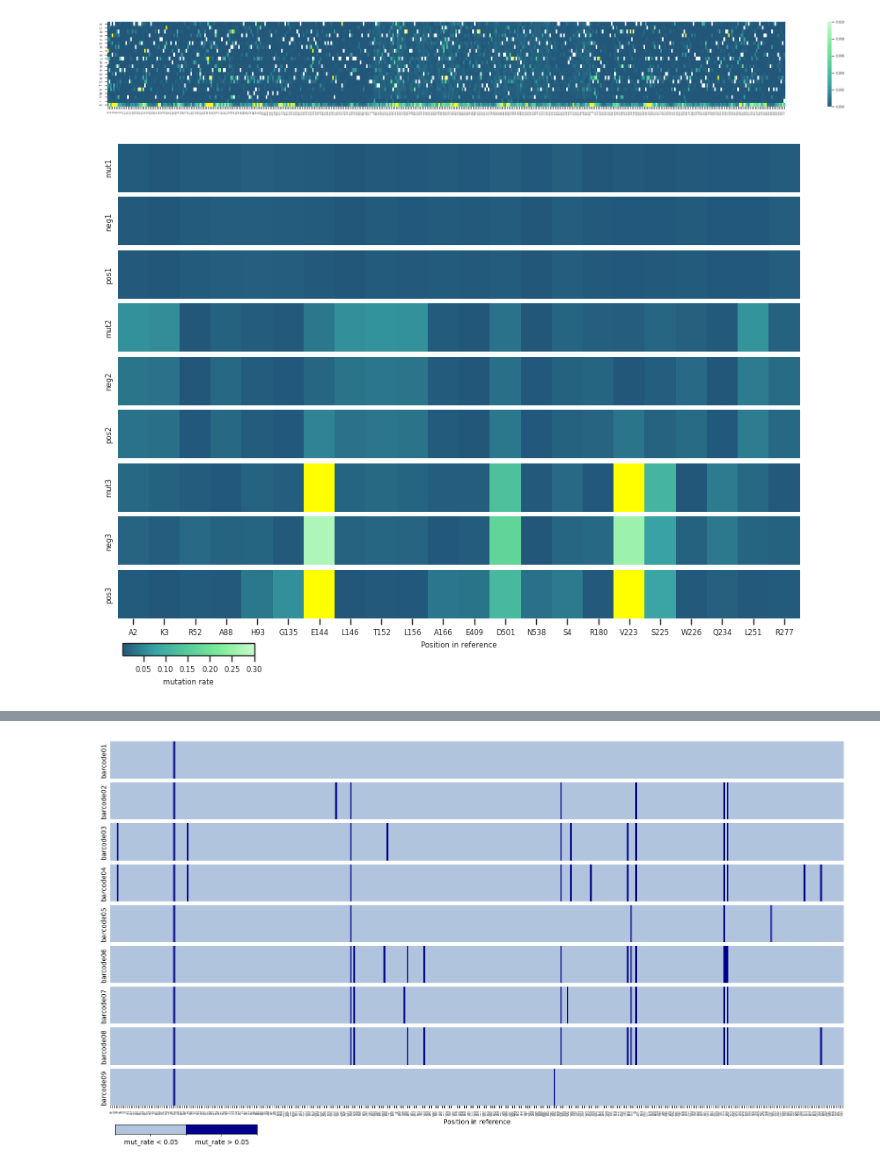
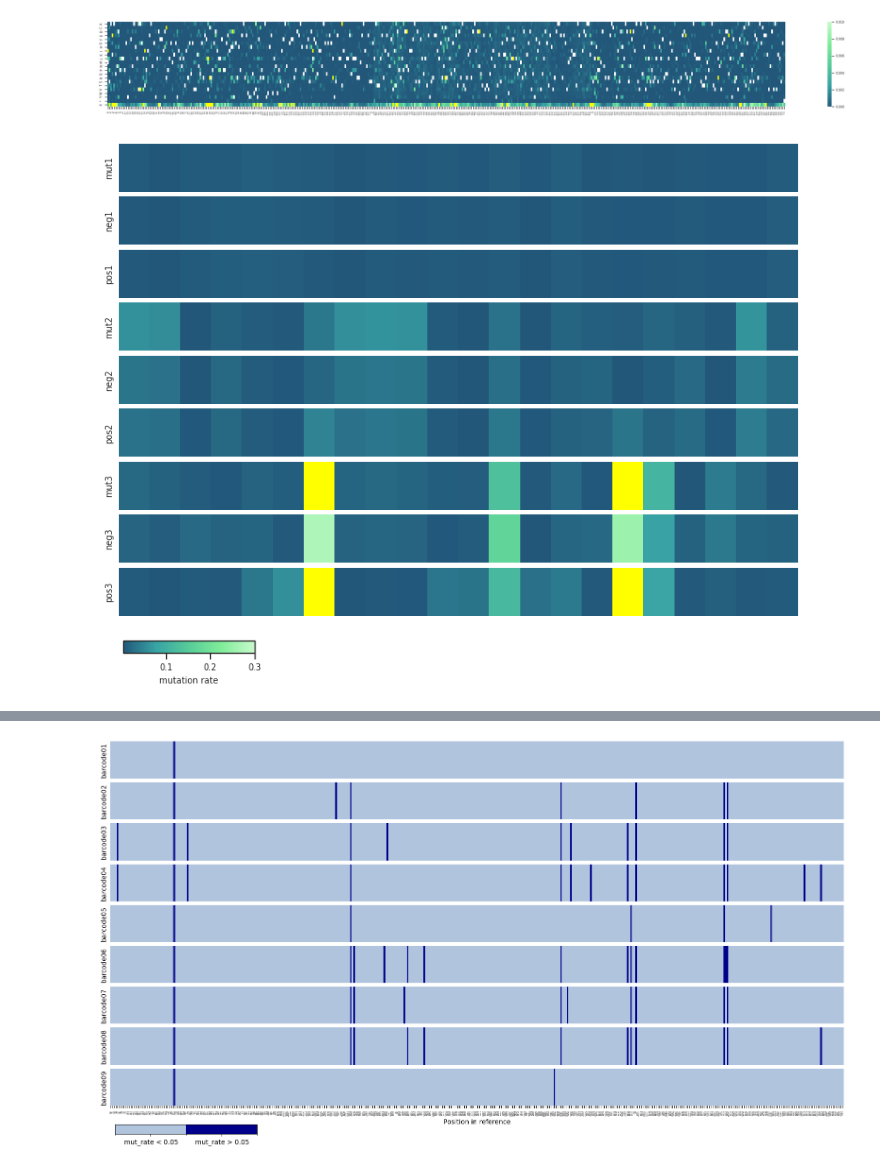
Before and after one commit to AliceHovsepyan/pogo_pance_draft, a Jupyter notebook: Nanopore_analysis.ipynb, the cells around one changed output, grey strips where cells are left out. Saved outputs shown, nothing was run; the diff lists cells and outputs as text; code cells hidden in the pictures.

```diff
--- a/Nanopore_analysis.ipynb
+++ b/Nanopore_analysis.ipynb
@@ -430,17 +251,6 @@ plt.savefig(f"/home/student/anna/DMS_analysis/output/Nanopore/{barcode}/highly_a
 plt.show()
 # %% [output]
 [figure]
-# %%
-plot_df = araclov2_enr.copy()
-
-fig, axes = plt.subplots(figsize = (40,4))
-sns.heatmap(plot_df, xticklabels=annots_R5, yticklabels=plot_df.index, ax = axes, cmap = "viridis")
-plt.xticks(fontsize = 5)
-plt.yticks(fontsize = 10, rotation = 0)
-plt.title(f"{barcode} with Q={quality} filter")
-
-#plt.savefig(f"/home/student/anna/DMS_analysis/output/Nanopore/{barcode}/enrichment_heatmap_combined.pdf", bbox_inches = "tight")
-plt.show()
 # %%
 all_counts = {}
 data_type = "AA"
@@ -457,22 +267,17 @@ for counts in all_counts.values():
 enrichments = {}
 data_type = "AA"
 quality = 20
-data_folder = "Nanopore"
 
-for bc_nr in list(range(1,10)):
-    barcode = f"barcode0{bc_nr}" if bc_nr < 10 else f"barcode{bc_nr}"
-    enrichment_relative = pd.read_csv(f"/home/student/anna/DMS_analysis/output/{data_folder}/{barcode}/highly_accurate_basecalling/filtered_Q{quality}_maxminlen/enrichment_relative_roi_{data_type}.csv", index_col = 0)
+data_folder = "Nanopore_P0115"
+barcodes = ["barcode01", "barcode02", "barcode04", "barcode05", "barcode06", "barcode08", "barcode09", "barcode10", "barcode12"]
+
+
+barcodes = ["barcode01", "barcode02", "barcode03" , "barcode04", "barcode05", "barcode06", "barcode07", "barcode08", "barcode09"]
+data_folder = "Nanopore_P0109"
+
+for barcode in barcodes:
+    enrichment_relative = pd.read_csv(f"/home/student/anna/DMS_analysis/final_output/{data_folder}/{barcode}/highly_accurate_basecalling/filtered_Q{quality}_maxminlen/enrichment_relative_roi_{data_type}.csv", index_col = 0)
     enrichments[barcode] = enrichment_relative
-# %%
-enrichments = {}
-data_type = "AA"
-quality = 20
-data_folder = "Nanopore_P0115"
-
-for bc_nr in list(range(1,13))+[23]:
-    barcode = f"barcode0{bc_nr}" if bc_nr < 10 else f"barcode{bc_nr}"
-    enrichment_relative = pd.read_csv(f"/home/student/anna/DMS_analysis/final_output/{data_folder}/{barcode}/highly_accurate_basecalling/filtered_Q{quality}_maxminlen/enrichment_relative_roi_{data_type}.csv", index_col = 0)
-    enrichments[barcode] = enrichment_relative
 # %%
 fig, axes = plt.subplots(figsize = (30, 3))
 sns.heatmap(enrichments["barcode23"], cmap = my_cmap, xticklabels = annots_R2, yticklabels=True, vmax = 0.01)
@@ -492,6 +288,10 @@ cmap = LinearSegmentedColormap.from_list("custom_cmap", [
 # %%
 barcodes = ["barcode01", "barcode02", "barcode04", "barcode05", "barcode06", "barcode08", "barcode09", "barcode10", "barcode12"]
+data_folder = "Nanopore_P0115"
 total_enrichments = pd.DataFrame(index = barcodes, columns = annots)
+
+barcodes = ["barcode01", "barcode02", "barcode03" , "barcode04", "barcode05", "barcode06", "barcode07", "barcode08", "barcode09"]
+data_folder = "Nanopore_P0109"
 
 for barcode in barcodes:
     araclov2_enr = pd.read_csv(f"/home/student/anna/DMS_analysis/final_output/{data_folder}/{barcode}/highly_accurate_basecalling/filtered_Q{quality}_maxminlen/enrichment_relative_roi_{data_type}.csv", index_col = 0)
@@ -506,33 +306,31 @@ annots_top_var = [annots[i] for i in top_indices]
 # %%
 fig, axes = plt.subplots(9, figsize = (10,7))
 fig.subplots_adjust(hspace=0.1)
 
-for idx, bc_nr in enumerate([1, 2, 4, 5, 6, 8, 9,10, 12 ]):
-    bc_nr = bc_nr-1
-    barcode = f"barcode0{bc_nr+1}" if bc_nr < 9 else f"barcode{bc_nr+1}"
+for idx, barcode in enumerate(barcodes):
     plot_df = enrichments[barcode].copy()
 
     plot_df = pd.DataFrame(plot_df.iloc[:-1,:].sum()).T
     plot_df = plot_df.iloc[:,top_indices]
 
-    my_cmap = cmap#plt.get_cmap('viridis').copy()
+    my_cmap = custom_cmap#plt.get_cmap('viridis').copy()
     my_cmap.set_over('Yellow')
     annotations = annots_top_var#annots_R2 #if bc_nr <= 5 else annots_R5
 
     sns.heatmap(plot_df, xticklabels=annots_top_var if bc_nr  == 11 else False, ax = axes[idx], cmap = my_cmap, vmax=0.3, cbar = False, yticklabels=False, cbar_kws={"pad" : 0.02}, linewidths = 0)
     axes[idx].set_ylabel(["mut1", "neg1", "pos1", "mut2", "neg2", "pos2", "mut3", "neg3", "pos3"][idx])#("barcode0"+str(bc_nr+1))
 
     if bc_nr == 11:
         axes[idx].set_xlabel("Position in reference")
         axes[idx].set_xticklabels(annots_top_var)
 
 # ## add at the bottom of the figure horizontally a cbar for the relative counts
 cbar_ax = fig.add_axes([0.13, 0.05, 0.15, 0.02])
 cbar = fig.colorbar(axes[0].collections[0], cax=cbar_ax, orientation = "horizontal")
 cbar.set_label("mutation rate")
 cbar.ax.tick_params()
 
 plt.savefig(f"/home/student/anna/DMS_analysis/final_output/{data_folder}/highly_acc_bcall_enrichment_heatmap_all_barcodes_Q{quality}_top_var.pdf", bbox_inches = "tight")
 plt.savefig(f"/home/student/anna/DMS_analysis/final_output/{data_folder}/highly_acc_bcall_enrichment_heatmap_all_barcodes_Q{quality}_top_var.png", bbox_inches = "tight")
 # %% [output]
-[figure, old version]
+[figure, new version]
```
Also changed, not shown: parts of 44 cells of this notebook, 8 other files.
